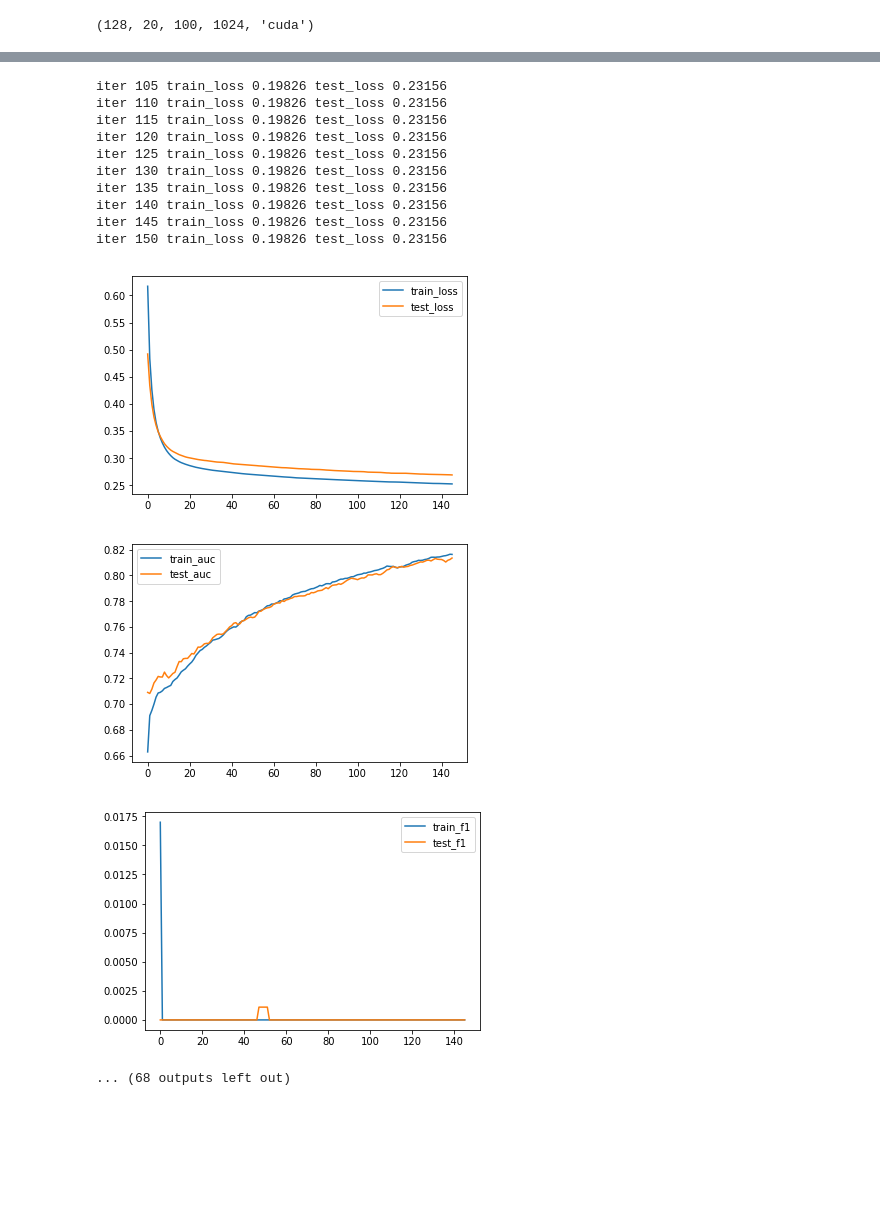
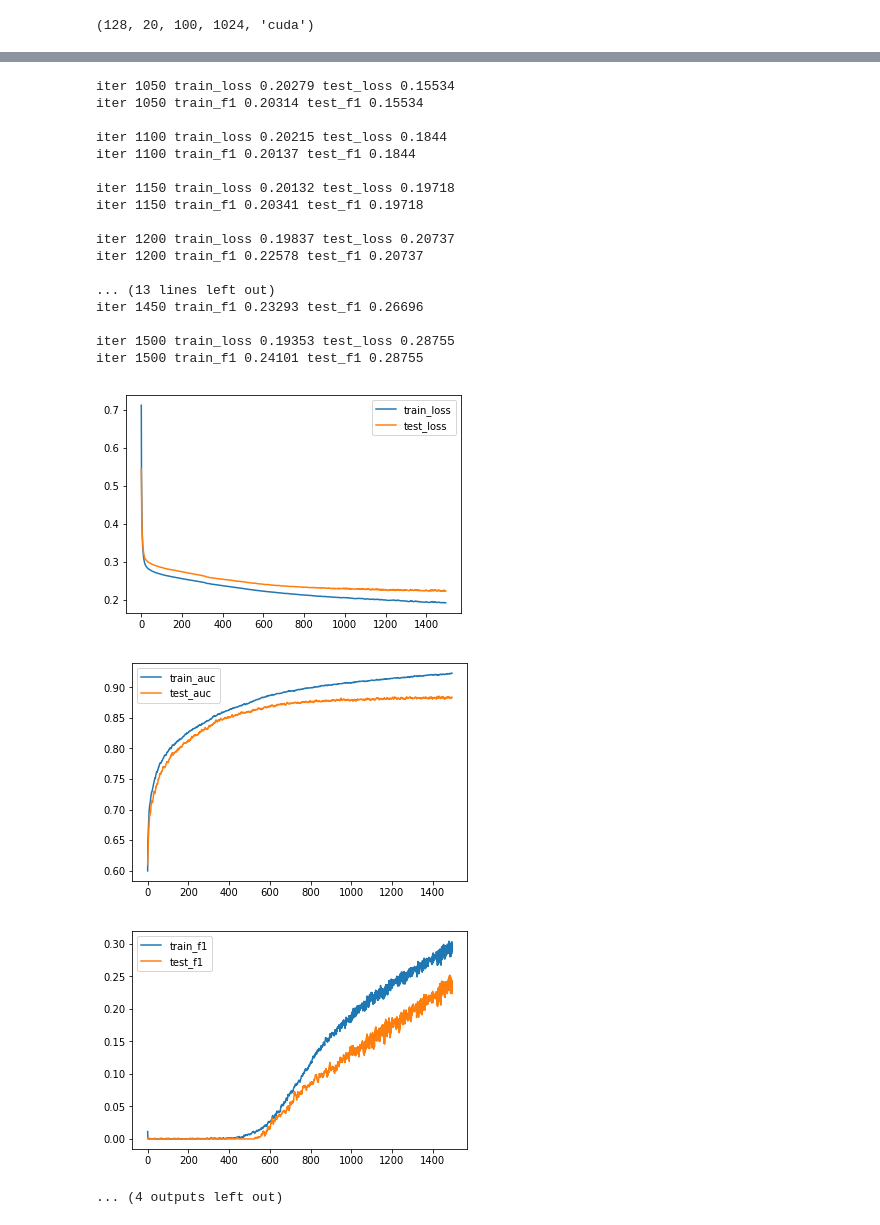
Before and after one commit to maxkvant/speech-ml-hw, a Jupyter notebook: 2/homework/main.ipynb, the cells around one changed output, grey strips where cells are left out. Drawn from its saved outputs; the diff is of its cells as text; code cells hidden in the pictures; blank space fills up the shorter version.

```diff
--- a/2/homework/main.ipynb
+++ b/2/homework/main.ipynb
@@ -82,5 +89,5 @@ data
 | 98459 | -9.003305 | -1.718129 | 5.034457 | 5.139921 | 9.321929 | 16.850901 | 14.935956 | 13.604340 | 18.386983 | ... |
 98460 rows × 150 columns
 # %%
-sampler_noisy = SSPNetDataSampler('vocalizationcorpus')
+sampler_noisy = SSPNetDataSampler('vocalizationcorpus_noisy/vocalizationcorpus')
 data_noisy = sampler_noisy.create_sampled_df(FRAME_SEC, save_path='data/sampled_noisy.csv')
@@ -180,14 +198,11 @@ class LearningStats:
         plt.legend()
         plt.show()
 # %%
-model = LibrosaFeaturesRnn(fbank_features, mfcc_features,
+model_noisy = LibrosaFeaturesRnn(fbank_features, mfcc_features,
                            hidden_size=hidden_size,
                            batch_size=batch_size)
 
-model = model.to(device)
-model
-
-stats = LearningStats()
+model_noisy = model_noisy.to(device)
 train_iter = 1
 
 
@@ -239,12 +254,9 @@ def train_model(model, X_train, y_train, X_test, y_test, batch_size, iters=100,
             test_loss = calc_loss(test_pred_both, test_pred_mfcc, y_test_tensor)
             test_loss = test_loss.cpu().detach().numpy()
 
-
             test_pred = test_pred_both.cpu().detach().numpy()
             test_score = np.exp(test_pred[:,:,1])
             train_score = np.exp(train_pred[:,:,1])
-
-
 
             stats.test_losses.append(test_loss)
             stats.train_losses.append(train_loss)
@@ -276,14 +288,16 @@ def train_model(model, X_train, y_train, X_test, y_test, batch_size, iters=100,
 
         append_stats(train_loss, pred_both, y_actual)
 
-        if train_iter % 5 == 0:
-            print("iter {} train_loss {:.5f} test_loss {:.5}".format(train_iter, train_losses[-1], test_losses[-1]))
+        if train_iter % 50 == 0:
+            print("iter {} train_loss {:.5f} test_loss {:.5}".format(train_iter, stats.train_losses[-1], stats.test_f1[-1]))
+            print("iter {} train_f1 {:.5f} test_f1 {:.5}".format(train_iter, stats.train_f1[-1], stats.test_f1[-1]))
+            print()
 
-        if train_iter % 50 == 0:
+        if train_iter % 500 == 0:
             stats.plot()
 
         train_iter += 1
     return stats
 # %%
-stats_noisy = train_model(model, X_train, y_train, X_test, y_test, batch_size=batch_size, iters=1000)
+stats_noisy = train_model(model_noisy, X_train, y_train, X_test, y_test, batch_size=batch_size, iters=1000)
 # %% [output]
@@ -316,15 +344,22 @@ iter 100 train_loss 0.19826 test_loss 0.23156
-iter 105 train_loss 0.19826 test_loss 0.23156
-iter 110 train_loss 0.19826 test_loss 0.23156
-iter 115 train_loss 0.19826 test_loss 0.23156
-iter 120 train_loss 0.19826 test_loss 0.23156
-iter 125 train_loss 0.19826 test_loss 0.23156
-iter 130 train_loss 0.19826 test_loss 0.23156
-iter 135 train_loss 0.19826 test_loss 0.23156
-iter 140 train_loss 0.19826 test_loss 0.23156
-iter 145 train_loss 0.19826 test_loss 0.23156
-iter 150 train_loss 0.19826 test_loss 0.23156
+iter 1050 train_loss 0.20279 test_loss 0.15534
+iter 1050 train_f1 0.20314 test_f1 0.15534
+
+iter 1100 train_loss 0.20215 test_loss 0.1844
+iter 1100 train_f1 0.20137 test_f1 0.1844
+
+iter 1150 train_loss 0.20132 test_loss 0.19718
+iter 1150 train_f1 0.20341 test_f1 0.19718
+
+iter 1200 train_loss 0.19837 test_loss 0.20737
+iter 1200 train_f1 0.22578 test_f1 0.20737
+
+... (13 lines left out)
+iter 1450 train_f1 0.23293 test_f1 0.26696
+
+iter 1500 train_loss 0.19353 test_loss 0.28755
+iter 1500 train_f1 0.24101 test_f1 0.28755
-[figure, old version]
+[figure, new version]
-[figure, old version]
+[figure, new version]
-[figure, old version]
+[figure, new version]
-... (68 outputs left out)
+... (4 outputs left out)
 # %%
```
Also changed, not shown: parts of 20 cells of this notebook, 1 other file.
